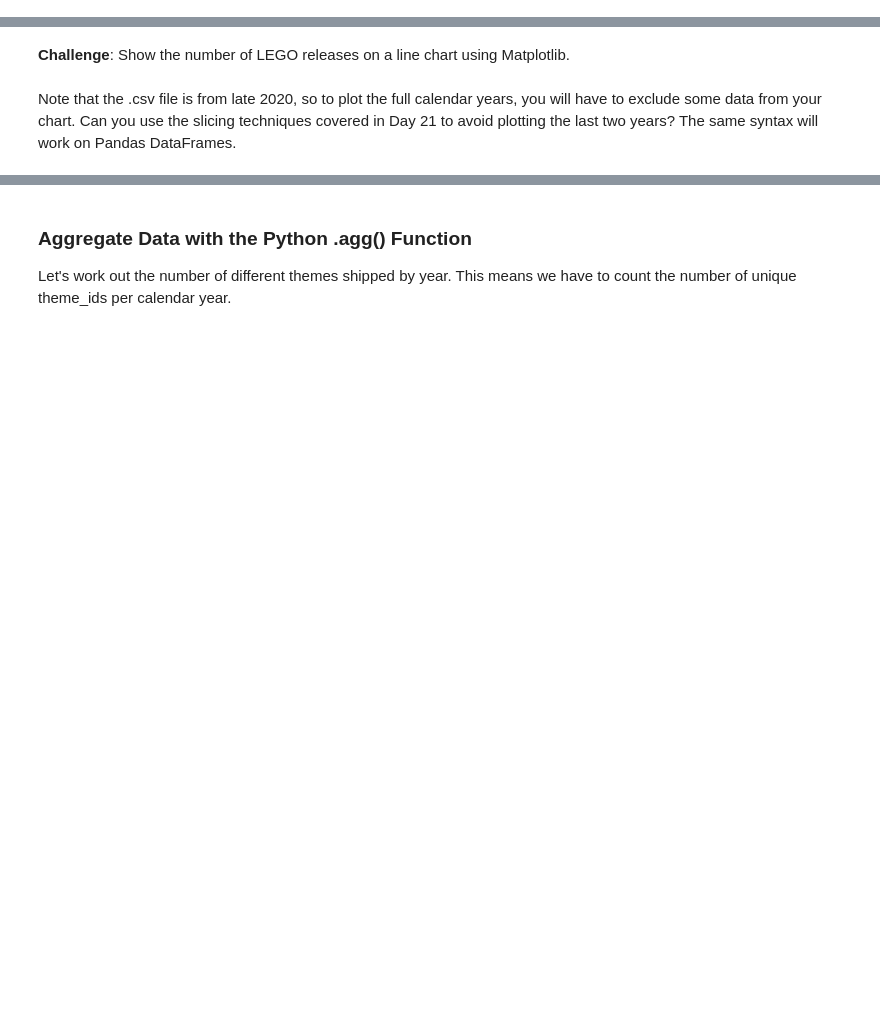
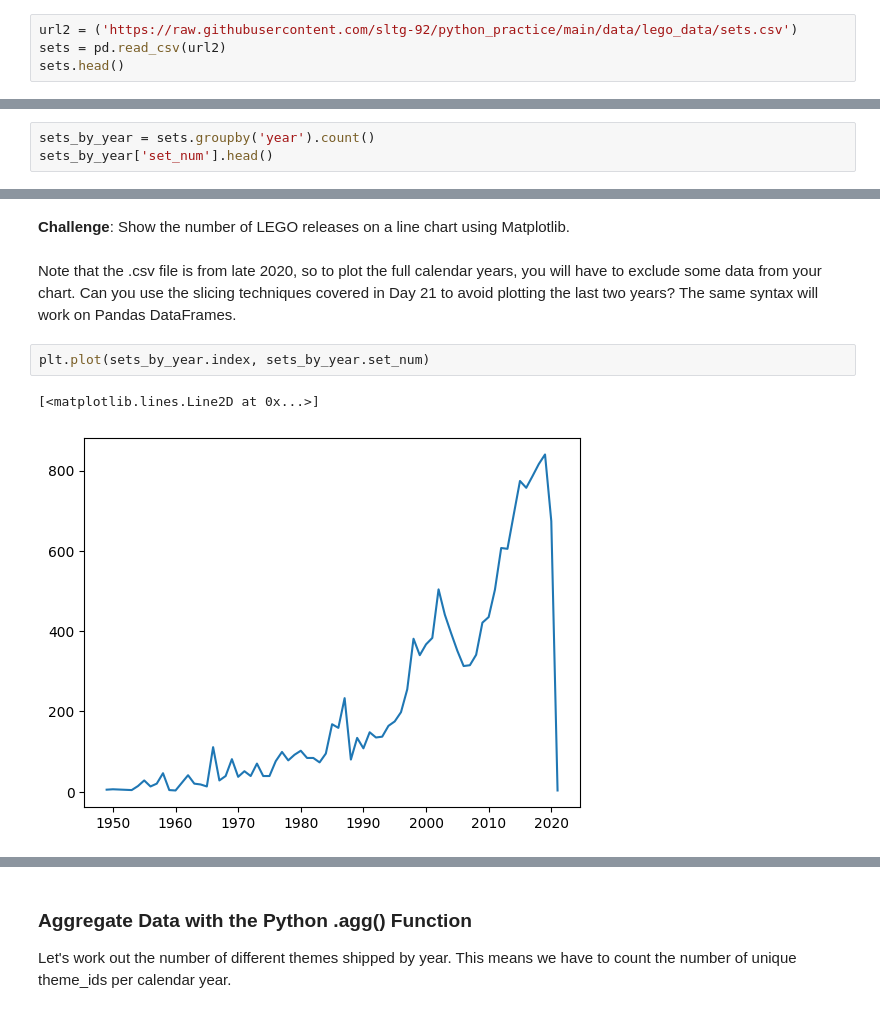
Before and after one commit to sltg-92/Python_Practice, a Jupyter notebook: projects/aggregate_and_merge_data_with_pandas.ipynb, the cells around one changed output, grey strips where cells are left out. Cells and saved outputs as stored; diff of their text form; blank space fills up the shorter version.

```diff
--- a/projects/aggregate_and_merge_data_with_pandas.ipynb
+++ b/projects/aggregate_and_merge_data_with_pandas.ipynb
@@ -65,3 +60,7 @@ A lego set is a particular box of LEGO or product. Therefore, a single theme typ
 The <code>sets.csv</code> data contains a list of sets over the years and the number of parts that each of these sets contained.
 
 **Challenge**: Read the sets.csv data and take a look at the first and last couple of rows.
+# %%
+url2 = ('https://raw.githubusercontent.com/sltg-92/python_practice/main/data/lego_data/sets.csv')
+sets = pd.read_csv(url2)
+sets.head()
@@ -74,2 +116,5 @@ The <code>sets.csv</code> data contains a list of sets over the years and the nu
 # %% [markdown]
 **Challenge**: Use <code>.groupby()</code> and <code>.count()</code> to show the number of LEGO sets released year-on-year. How do the number of sets released in 1955 compare to the number of sets released in 2019?
+# %%
+sets_by_year = sets.groupby('year').count()
+sets_by_year['set_num'].head()
@@ -77,3 +140,8 @@ The <code>sets.csv</code> data contains a list of sets over the years and the nu
 **Challenge**: Show the number of LEGO releases on a line chart using Matplotlib. <br>
 <br>
 Note that the .csv file is from late 2020, so to plot the full calendar years, you will have to exclude some data from your chart. Can you use the slicing techniques covered in Day 21 to avoid plotting the last two years? The same syntax will work on Pandas DataFrames.
+# %%
+plt.plot(sets_by_year.index, sets_by_year.set_num)
+# %% [output]
+[<matplotlib.lines.Line2D at 0x...>]
+[figure, added]
```
Also changed, not shown: parts of 29 cells of this notebook.
